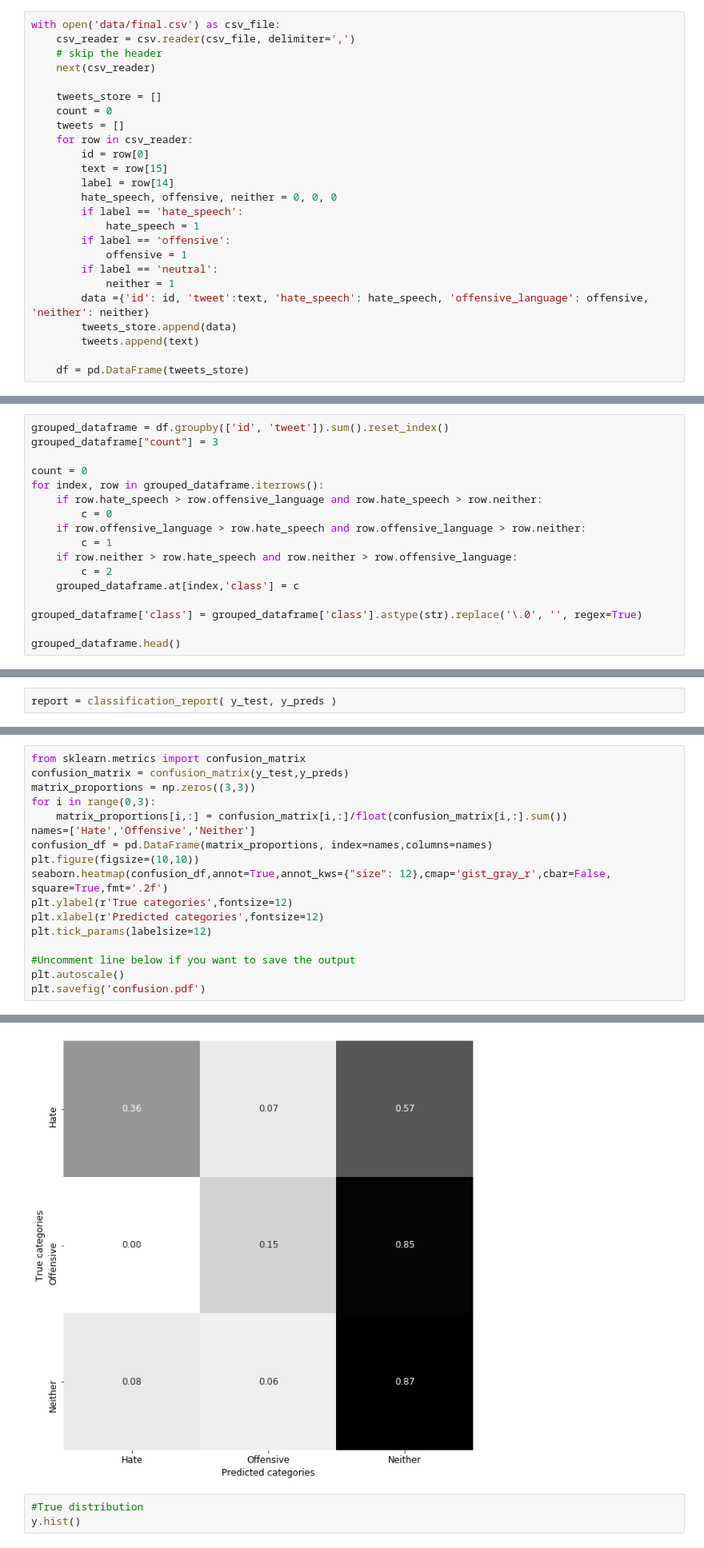
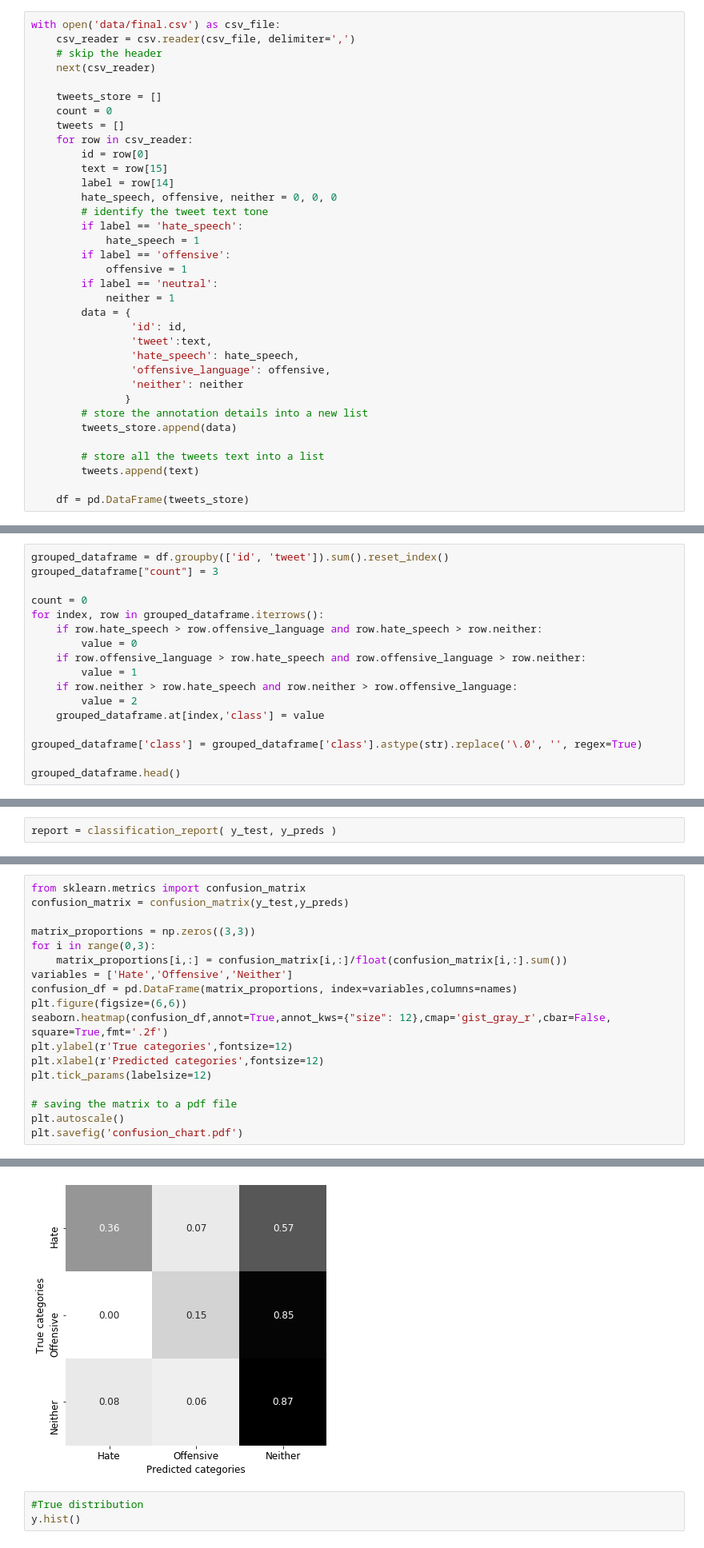
Before and after one commit to prakashchhetri/hate-speech-detection, a Jupyter notebook: project.ipynb, the cells around one changed output, grey strips where cells are left out. Shown: that part at 80% size. Drawn from its saved outputs; the diff is of its cells as text.

```diff
--- a/project.ipynb
+++ b/project.ipynb
@@ -33,14 +39,24 @@ with open('data/final.csv') as csv_file:
         text = row[15]
         label = row[14]
         hate_speech, offensive, neither = 0, 0, 0
+        # identify the tweet text tone
         if label == 'hate_speech':
             hate_speech = 1
         if label == 'offensive':
             offensive = 1
         if label == 'neutral':
             neither = 1
-        data ={'id': id, 'tweet':text, 'hate_speech': hate_speech, 'offensive_language': offensive, 'neither': neither}
+        data = {
+                'id': id,
+                'tweet':text,
+                'hate_speech': hate_speech,
+                'offensive_language': offensive,
+                'neither': neither
+               }
+        # store the annotation details into a new list
         tweets_store.append(data)
+
+        # store all the tweets text into a list
         tweets.append(text)
 
     df = pd.DataFrame(tweets_store)
@@ -60,12 +79,12 @@ grouped_dataframe["count"] = 3
 count = 0
 for index, row in grouped_dataframe.iterrows():
     if row.hate_speech > row.offensive_language and row.hate_speech > row.neither:
-        c = 0
+        value = 0
     if row.offensive_language > row.hate_speech and row.offensive_language > row.neither:
-        c = 1
+        value = 1
     if row.neither > row.hate_speech and row.neither > row.offensive_language:
-        c = 2
-    grouped_dataframe.at[index,'class'] = c
+        value = 2
+    grouped_dataframe.at[index,'class'] = value
 
 grouped_dataframe['class'] = grouped_dataframe['class'].astype(str).replace('\.0', '', regex=True)
 
@@ -330,18 +382,19 @@ weighted avg       0.56      0.56      0.50       100
 # %%
 from sklearn.metrics import confusion_matrix
 confusion_matrix = confusion_matrix(y_test,y_preds)
+
 matrix_proportions = np.zeros((3,3))
 for i in range(0,3):
     matrix_proportions[i,:] = confusion_matrix[i,:]/float(confusion_matrix[i,:].sum())
-names=['Hate','Offensive','Neither']
-confusion_df = pd.DataFrame(matrix_proportions, index=names,columns=names)
-plt.figure(figsize=(10,10))
+variables = ['Hate','Offensive','Neither']
+confusion_df = pd.DataFrame(matrix_proportions, index=variables,columns=names)
+plt.figure(figsize=(6,6))
 seaborn.heatmap(confusion_df,annot=True,annot_kws={"size": 12},cmap='gist_gray_r',cbar=False, square=True,fmt='.2f')
 plt.ylabel(r'True categories',fontsize=12)
 plt.xlabel(r'Predicted categories',fontsize=12)
 plt.tick_params(labelsize=12)
 
-#Uncomment line below if you want to save the output
+# saving the matrix to a pdf file
 plt.autoscale()
-plt.savefig('confusion.pdf')
+plt.savefig('confusion_chart.pdf')
 # %% [output]
@@ -348,4 +403,4 @@ plt.savefig('confusion.pdf')
-[figure, old version]
+[figure, new version]
 # %%
 #True distribution
 y.hist()
```
Also changed, not shown: parts of 15 cells of this notebook, 4 other files.
